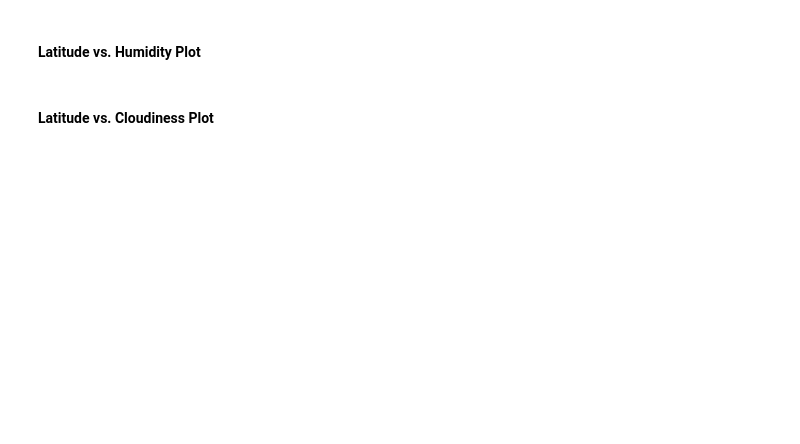
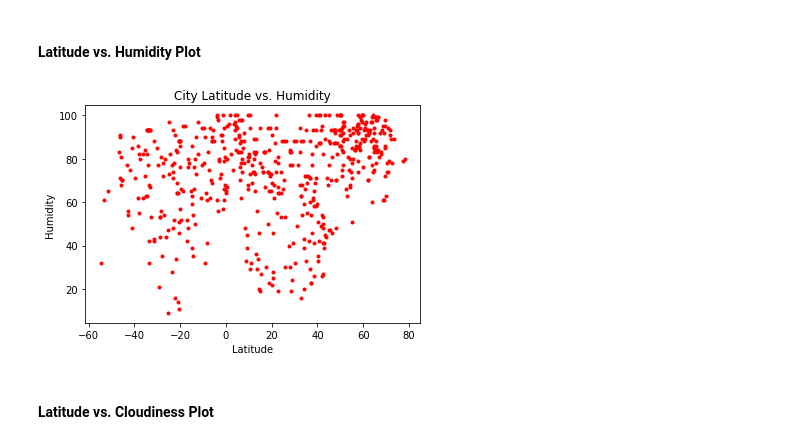
Before and after one commit to cbeachey/databootcamp-homework, a Jupyter notebook: Unit 6 API's/starter_code/WeatherPy.ipynb, the cells around one changed output. Saved outputs shown, nothing was run; the diff lists cells and outputs as text; code cells hidden in the pictures; blank space fills up the shorter version.

```diff
--- a/Unit 6 API's/starter_code/WeatherPy.ipynb
+++ b/Unit 6 API's/starter_code/WeatherPy.ipynb
@@ -179,4 +196,16 @@ wind_df.head()
 # %% [markdown]
 #### Latitude vs. Humidity Plot
+# %%
+plt.scatter(wind_df.Latitude,wind_df.Humidity,color='red',s=9)
+plt.title('City Latitude vs. Humidity')
+plt.xlabel('Latitude')
+plt.ylabel('Humidity')
+
+
+plt.savefig('Latitude_vs_Humidity.png')
+
+plt.show()
+# %% [output]
+[figure, added]
 # %% [markdown]
 #### Latitude vs. Cloudiness Plot
```
Also changed, not shown: parts of 5 cells of this notebook, 4 other files.
